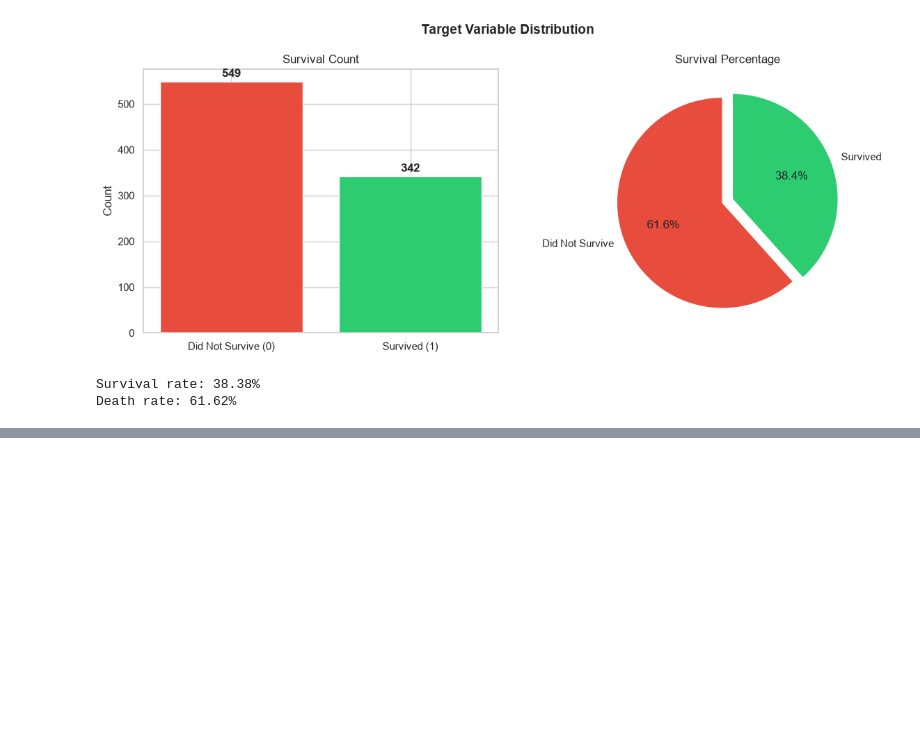
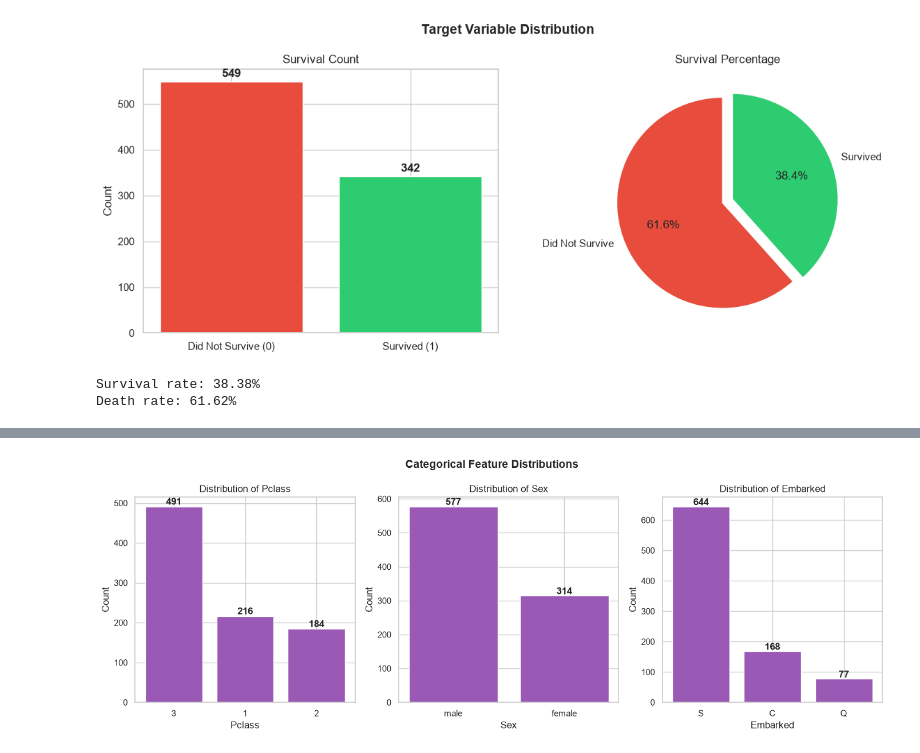
Before and after one commit to danigon-hub/TitanticPrediction, a Jupyter notebook: 01_eda.ipynb, the cells around one changed output, grey strips where cells are left out. Saved outputs shown, nothing was run; the diff lists cells and outputs as text; code cells hidden in the pictures; blank space fills up the shorter version.

```diff
--- a/01_eda.ipynb
+++ b/01_eda.ipynb
@@ -141,0 +177,20 @@ Death rate: 61.62%
+# %%
+#distribution of categorical features
+categorical_cols = ["Pclass", "Sex", "Embarked"]
+
+fig, axes = plt.subplots(1, 3, figsize=(14, 5))
+
+for i, col in enumerate(categorical_cols):
+    counts = df[col].value_counts()
+    axes[i].bar(counts.index.astype(str), counts.values, color="#9b59b6", edgecolor="white")
+    axes[i].set_title(f"Distribution of {col}")
+    axes[i].set_xlabel(col)
+    axes[i].set_ylabel("Count")
+    for j, v in enumerate(counts.values):
+        axes[i].text(j, v + 5, str(v), ha="center", fontweight="bold")
+
+plt.suptitle("Categorical Feature Distributions", fontsize=14, fontweight="bold")
+plt.tight_layout()
+plt.show()
+# %% [output]
+[figure, added]
```
Also changed, not shown: parts of 10 cells of this notebook.
